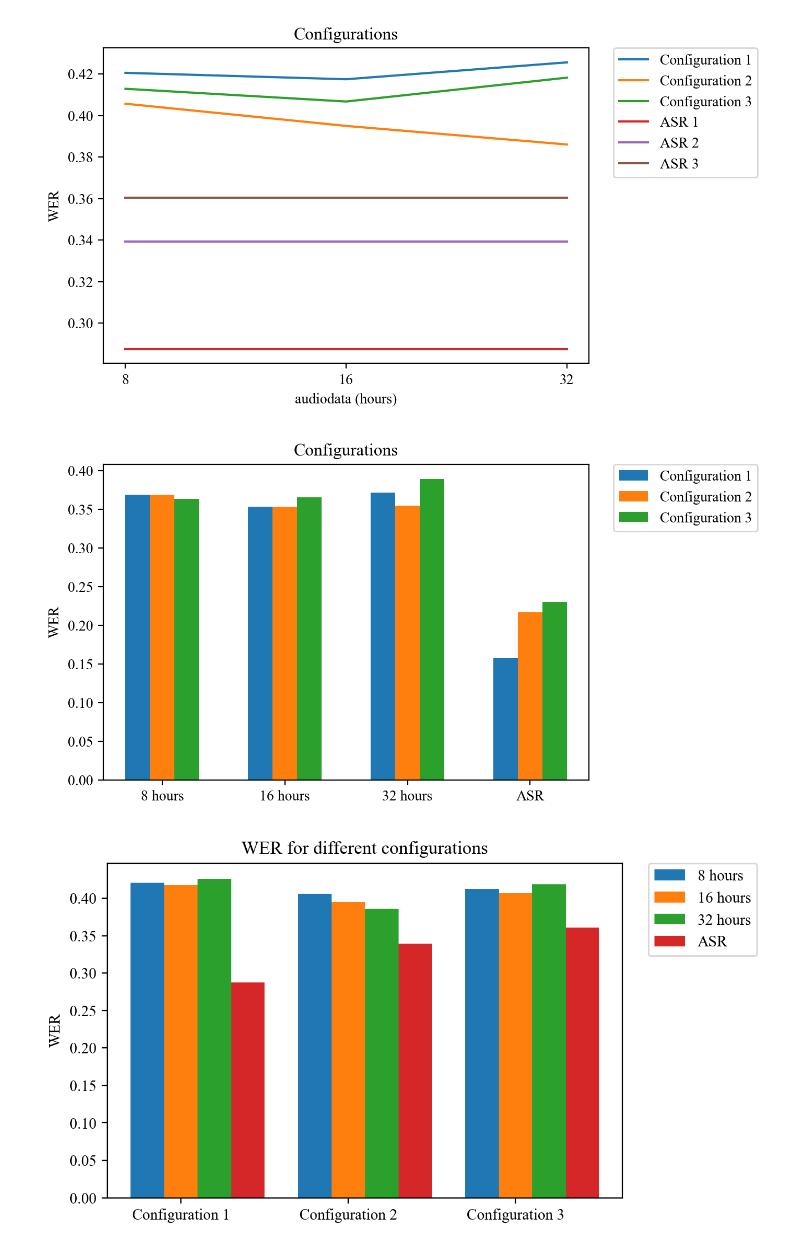
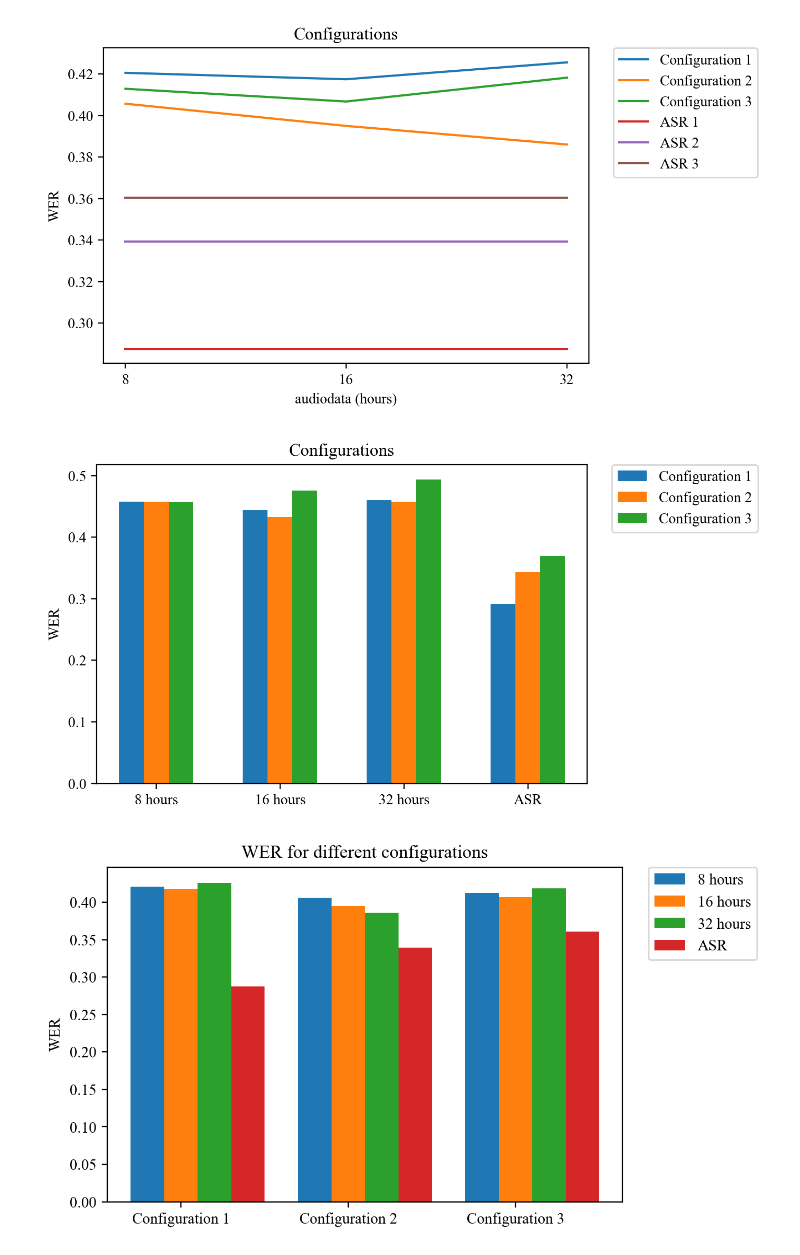
Before and after one commit to Thomaskolb/bsc-thesis, a Jupyter notebook: scripts/results/thesis-results.ipynb, the cells around one changed output. Drawn from its saved outputs; the diff is of its cells as text; code cells hidden in the pictures.

```diff
--- a/scripts/results/thesis-results.ipynb
+++ b/scripts/results/thesis-results.ipynb
@@ -63,34 +63,34 @@ plt.show()
 # %%
 # old garbage
 # data = {
 #         'Configuration 1': [0.4205669671663695, 0.41747871716981055, 0.42561384172120553, 0.2874460738421658], #0:50:32.936000
 #         'Configuration 2': [0.4056876739594236, 0.3949950689869304, 0.3860400177398728, 0.33927041341867675], #1:06:01.672000
 #         'Configuration 3': [0.4128892392107573, 0.4067541928500564, 0.41824517531907135, 0.36049485629530365] #1:00:00.798000
 #        }
 data = {
-        'Configuration 1': [0.36883534136546187, 0.35309236947791167, 0.37140562248995984, 0.1580722891566265],
-        'Configuration 2': [0.36867819886438663, 0.35309652713587747, 0.35441700779083585, 0.21708701967516175],
-        'Configuration 3': [0.36326302034720925, 0.3655030800821355, 0.3890237072988613, 0.2301661377636737]
+        'Configuration 1': [0.4577977283547575, 0.4440590355709719, 0.4603822349180439, 0.29096102836155885],
+        'Configuration 2': [0.4572870662460568, 0.4323659305993691, 0.4577287066246057, 0.34397476340694005],
+        'Configuration 3': [0.45644961946269436, 0.47596435308658036, 0.49339751512391855, 0.36895856371560526]
         }
 labels = ['8 hours', '16 hours', '32 hours', 'ASR']
 colors = ['r', 'g', 'b']
 x = np.arange(len(labels))
 width = 0.2
 
 fig, ax = plt.subplots()
 
 for i, key in enumerate(data):
     offsets = x - width + (i*width)
     ax.bar(offsets, data[key], width, label=key)
 
 ax.set_ylabel('WER')
 ax.set_title('Configurations')
 ax.set_xticks(x, labels)
 ax.legend(bbox_to_anchor=(1.05, 1), loc='upper left', borderaxespad=0.)
 
 plt.show()
 # %% [output]
-[figure, old version]
+[figure, new version]
 # %%
 data = {
         '8 hours': [0.4205669671663695, 0.4056876739594236, 0.4128892392107573],
```
Also changed, not shown: parts of 1 cell of this notebook, 1 other file.
